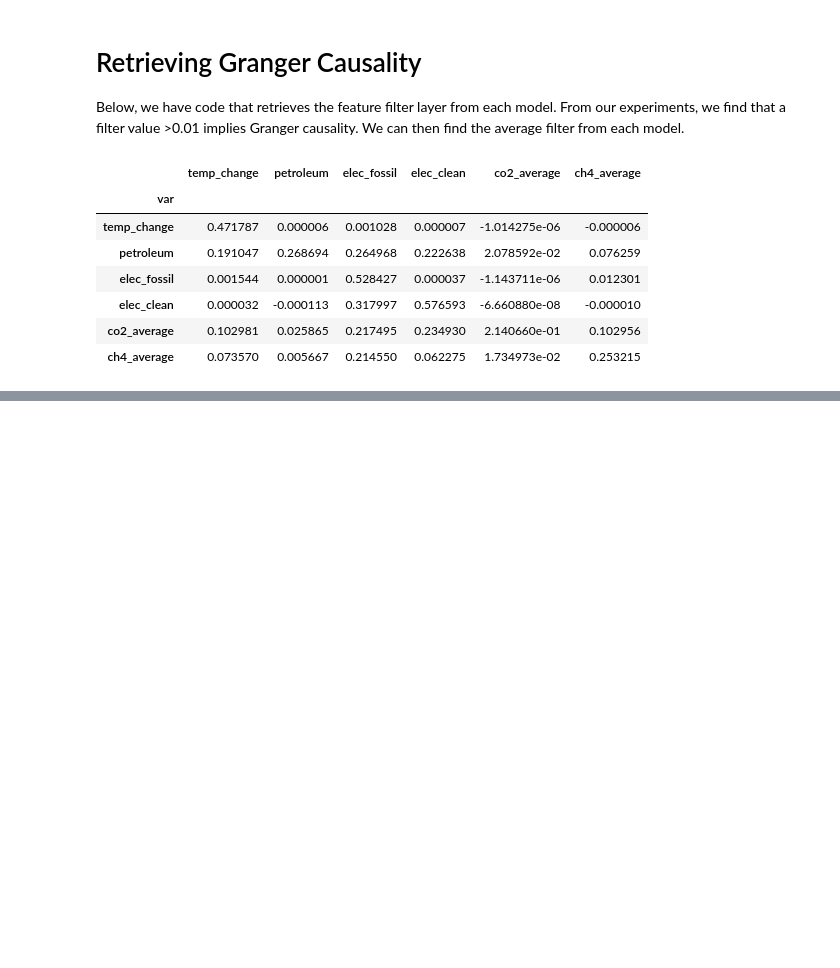
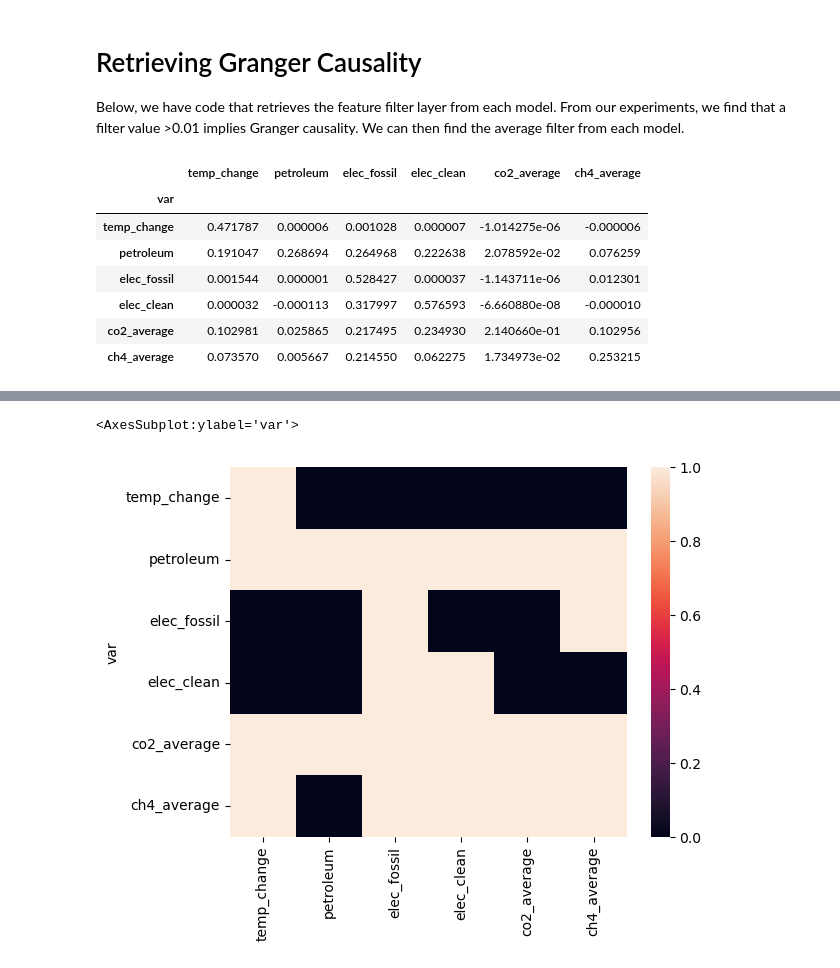
Before and after one commit to HomKeen/DSC180B-Q2-Capstone, a Jupyter notebook: scripts/rnn.ipynb, the cells around one changed output, grey strips where cells are left out. Saved outputs shown, nothing was run; the diff lists cells and outputs as text; code cells hidden in the pictures; blank space fills up the shorter version.

```diff
--- a/scripts/rnn.ipynb
+++ b/scripts/rnn.ipynb
@@ -342,0 +347,6 @@ Above, an entry in row `var1` and column `var2` is the filter value that quantif
+# %%
+# if we threshold by saying that >0.01 implies Granger causality, we get the following
+sns.heatmap(df_gc > 0.01)
+# %% [output]
+<AxesSubplot:ylabel='var'>
+[figure, added]
```
Also changed, not shown: parts of 3 cells of this notebook, 3 other files.
